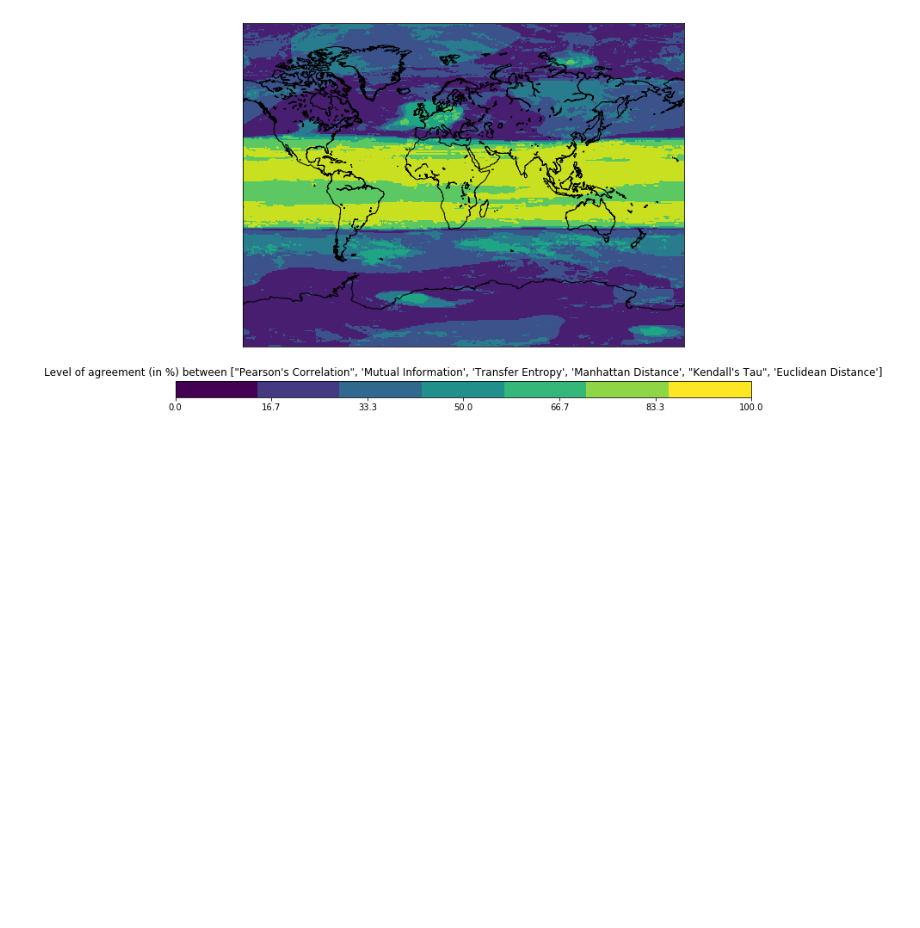
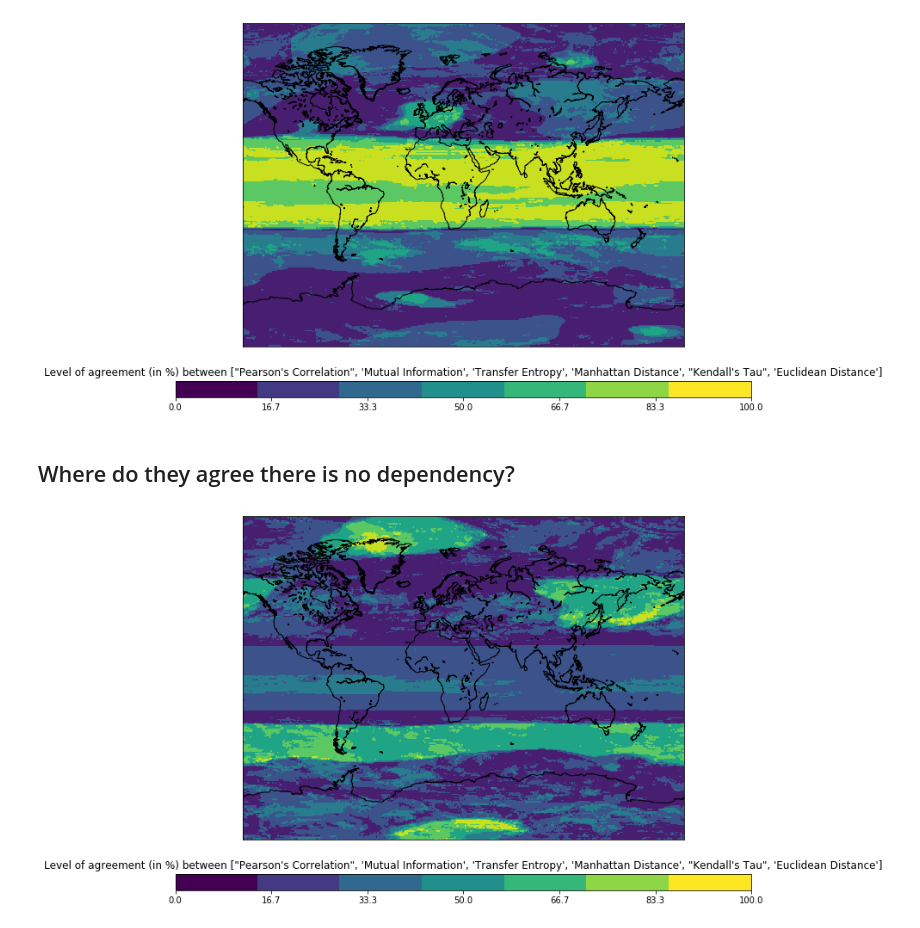
Before and after one commit to Climate-Data-Science/Climate-Similarity-Metrics, a Jupyter notebook: 12_level_of_agreement.ipynb, the cells around one changed output. Saved outputs shown, nothing was run; the diff lists cells and outputs as text; code cells hidden in the pictures; blank space fills up the shorter version.

Commit message:
Update plots for no dependencies

```diff
--- a/12_level_of_agreement.ipynb
+++ b/12_level_of_agreement.ipynb
@@ -82,3 +82,11 @@ scoring_func = lambda x : x >= 0.8
 plots.plot_level_of_agreement(u_l30, qbo_equator, scoring_func, measures, measure_labels)
 # %% [output]
 [figure]
+# %% [markdown]
+<h2>Where do they agree there is no dependency?</h2>
+# %%
+scoring_func = lambda x : x <= 0.2
+# %%
+plots.plot_level_of_agreement(u_l30, qbo_equator, scoring_func, measures, measure_labels)
+# %% [output]
+[figure, added]
```
